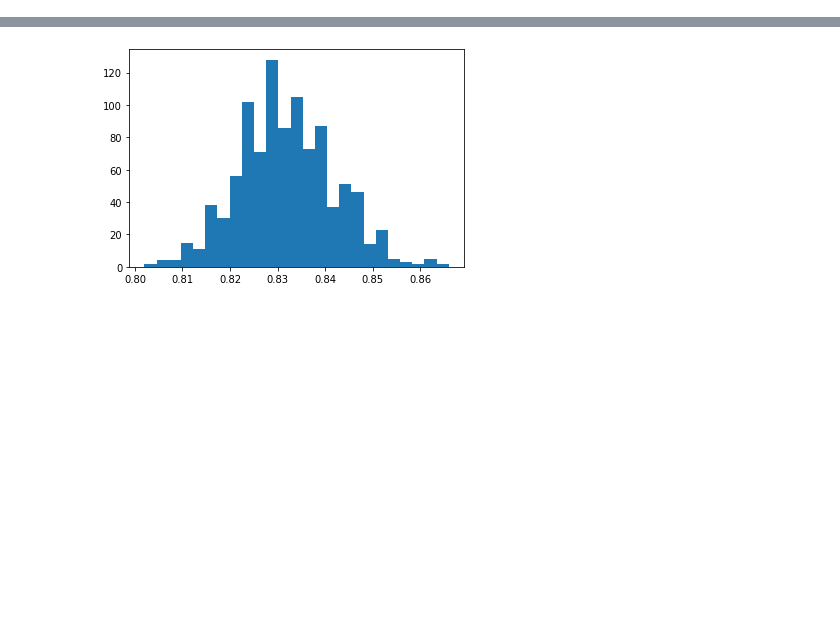
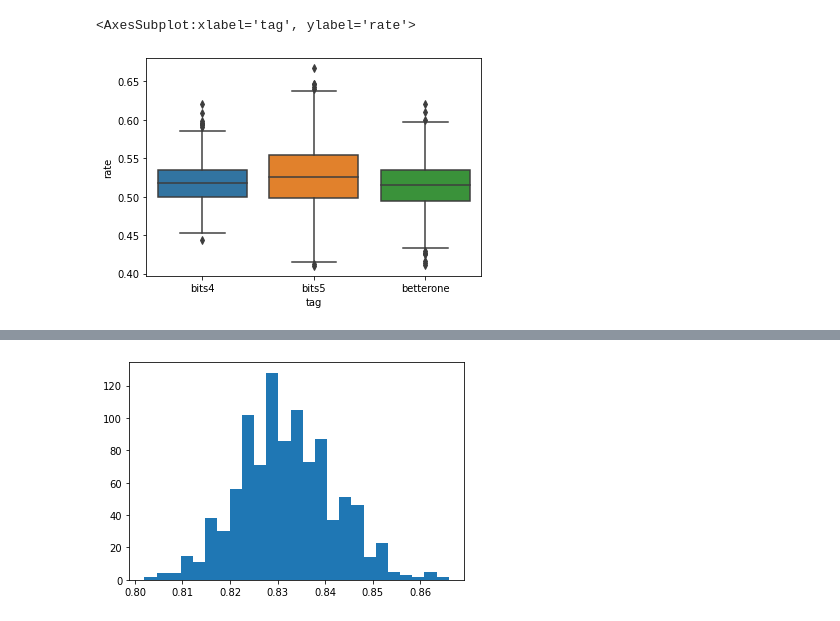
Before and after one commit to lzrvch/sparse-matrix-compression, a Jupyter notebook: check_compression_rates.ipynb, the cells around one changed output, grey strips where cells are left out. Drawn from its saved outputs; the diff is of its cells as text; code cells hidden in the pictures; blank space fills up the shorter version.

```diff
--- a/check_compression_rates.ipynb
+++ b/check_compression_rates.ipynb
@@ -43,0 +100,36 @@ plt.hist(compression_rates, bins='auto');
+# %%
+compression_rates = {'rate': [], 'max_bits': []}
+test_size = 1000
+test_rate = 0.9
+
+rates = {'rate': [], 'tag': []}
+
+for idx in range(trials):
+    array = gen_random_sparse_array(test_size, rate=test_rate)
+    bits_per_element = 4
+    maximal_diff_int = 2 ** bits_per_element - 1
+    bits_needed_4 = bits_for_storage(
+        array,
+        maximal_diff_int,
+        bits_per_element,
+        inverse_coding=False,
+    )
+    bits_per_element = 5
+    maximal_diff_int = 2 ** bits_per_element - 1
+    bits_needed_5 = bits_for_storage(
+        array,
+        maximal_diff_int,
+        bits_per_element,
+        inverse_coding=False,
+    )
+    rates['rate'].append(bits_needed_4 / test_size)
+    rates['tag'].append('bits4')
+    rates['rate'].append(bits_needed_5 / test_size)
+    rates['tag'].append('bits5')
+    rates['rate'].append((min(bits_needed_4, bits_needed_5) + 1) / test_size)
+    rates['tag'].append('betterone')
+# %%
+sns.boxplot(x='tag', y='rate', data=pd.DataFrame(rates))
+# %% [output]
+<AxesSubplot:xlabel='tag', ylabel='rate'>
+[figure, added]
```
Also changed, not shown: parts of 16 cells of this notebook.
